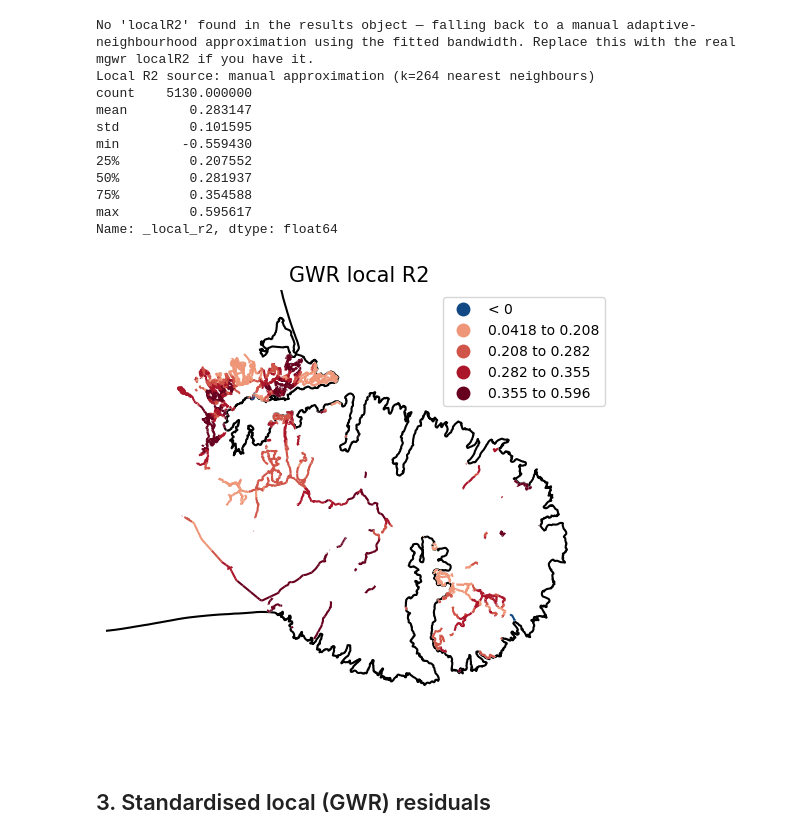
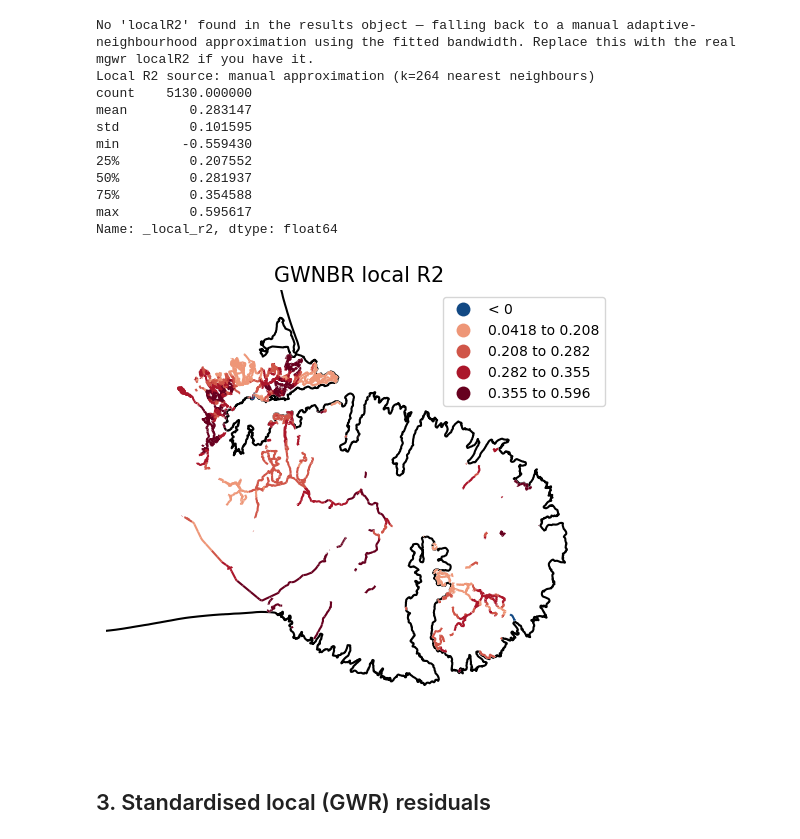
Before and after one commit to MaxwellBusby/banks-peninsula-organic-data-processing, a Jupyter notebook: gwr_diagnostics.ipynb, the cells around one changed output. Cells and saved outputs as stored; diff of their text form; code cells hidden in the pictures.

Commit message:
Plotting Changes

```diff
--- a/gwr_diagnostics.ipynb
+++ b/gwr_diagnostics.ipynb
@@ -388,35 +428,35 @@ if len(non_negative):
         label = f"{group_values.min():.3g} to {group_values.max():.3g}"
         positive_labels.append(label)
         grouped.loc[group_values.index] = label
 
 class_labels = ["< 0"] + positive_labels
 grouped = pd.Categorical(grouped, categories=class_labels, ordered=True)
 
 plot_border_under(ax)
 gdf.plot(ax=ax, color="#ffffff", markersize=10, zorder=2)
 redblue_cmap = plt.get_cmap("RdBu_r")
 redblue_colors = np.vstack([
     redblue_cmap(0.05),
     redblue_cmap(np.linspace(0.72, 1.0, len(class_labels) - 1)),
 ])
 gdf.assign(_local_r2_group=grouped).plot(
     column="_local_r2_group",
     ax=ax,
     cmap=ListedColormap(redblue_colors),
     categorical=True,
     markersize=10,
     legend=True,
     legend_kwds={"loc": "upper right"},
     zorder=3,
 )
 zoom_to_data(ax)
 
-ax.set_title("GWR local R2", color="Black", fontsize=15)
+ax.set_title("GWNBR local R2", color="Black", fontsize=15)
 ax.set_axis_off()
 fig.tight_layout()
 plt.show()
 # %% [output]
-[figure, old version]
+[figure, new version]
 # %% [markdown]
 ## 3. Standardised local (GWR) residuals
 # %%
```
Also changed, not shown: parts of 5 cells of this notebook.
